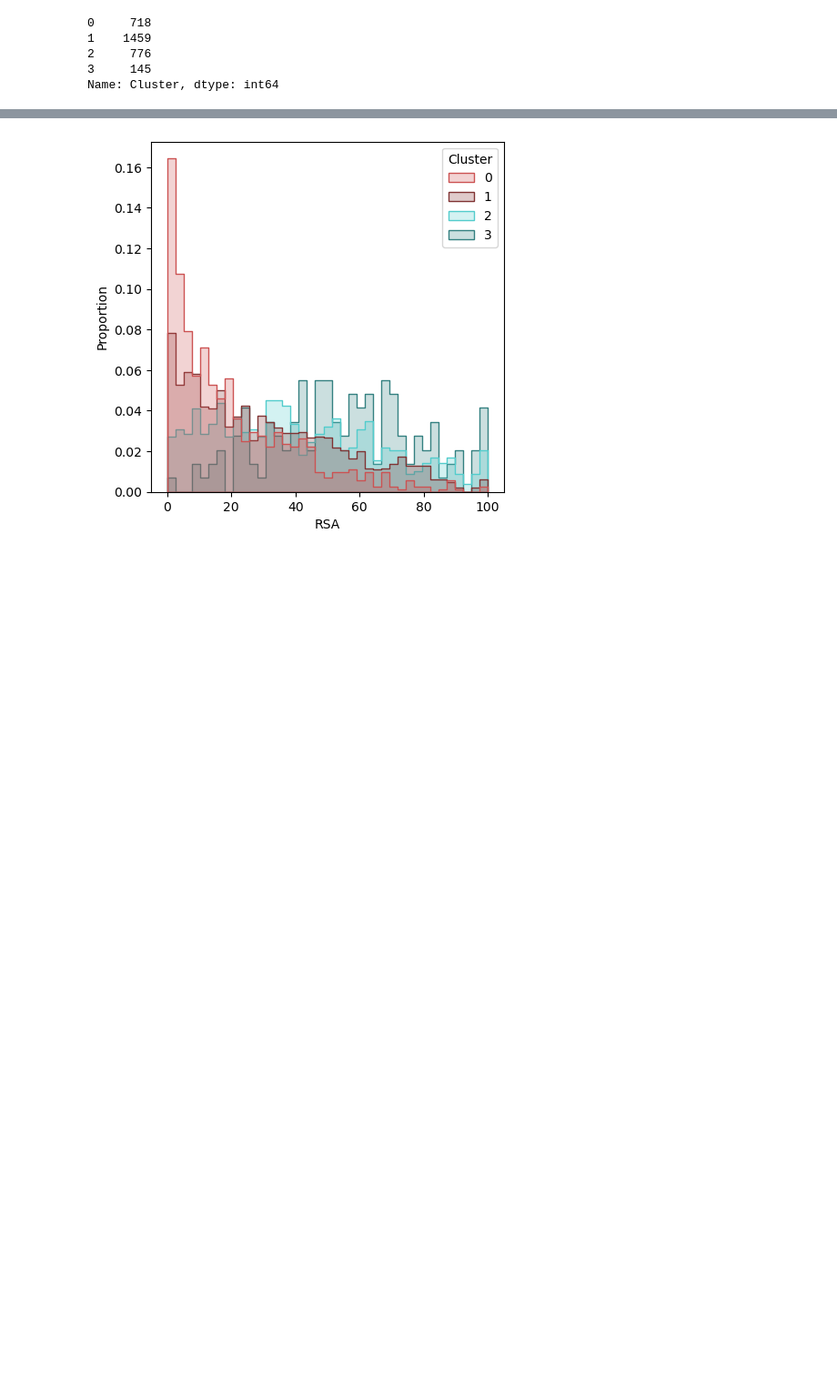
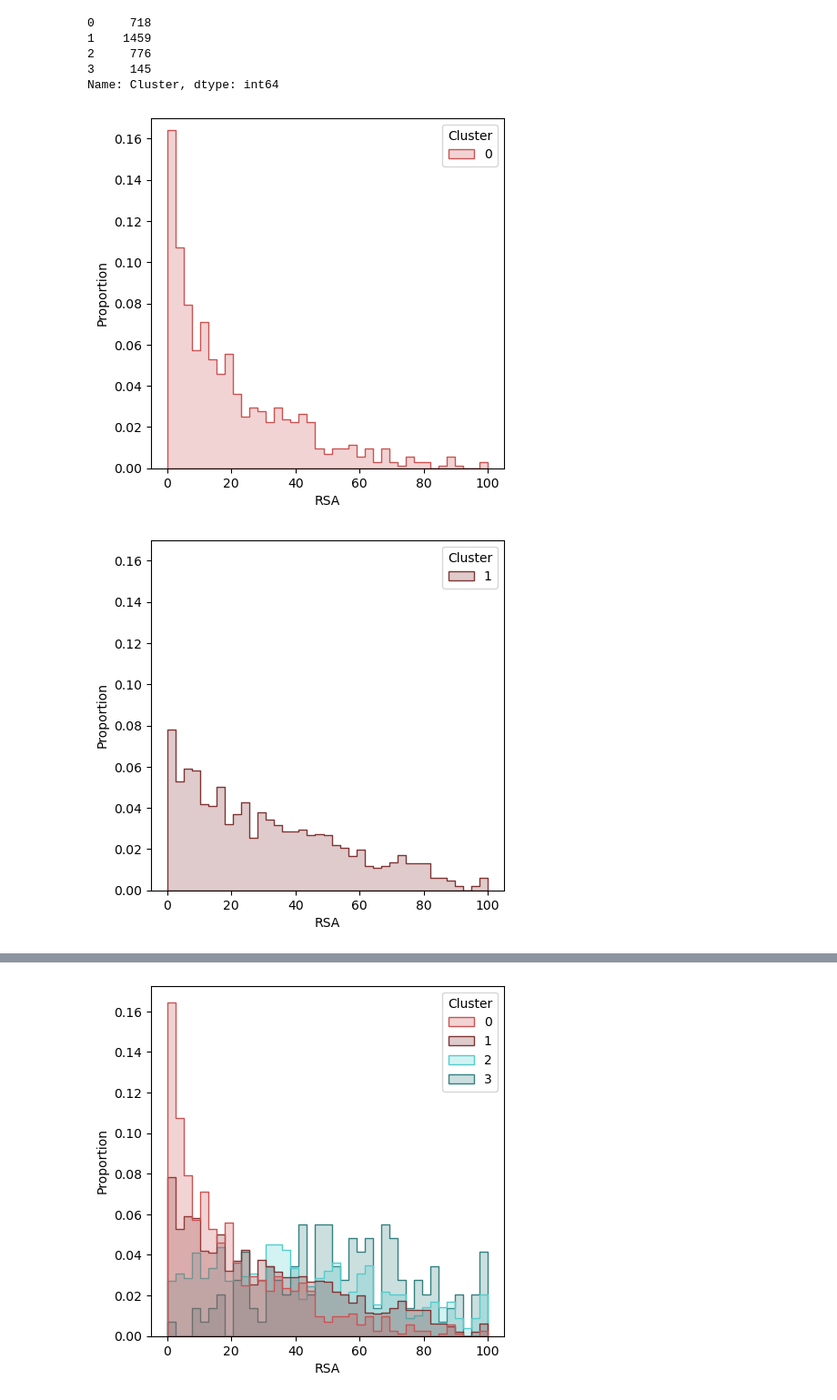
Before and after one commit to bartongroup/FRAGSYS, a Jupyter notebook: analysis/9_fragsys_RSA_clusters.ipynb, the cells around one changed output, grey strips where cells are left out. Shown at 91% size. Drawn from its saved outputs; the diff is of its cells as text; code cells hidden in the pictures; blank space fills up the shorter version.

```diff
--- a/analysis/9_fragsys_RSA_clusters.ipynb
+++ b/analysis/9_fragsys_RSA_clusters.ipynb
@@ -72,3 +72,18 @@ rsa_df.Cluster.value_counts().sort_index()
 2     776
 3     145
 Name: Cluster, dtype: int64
+# %%
+rsa_bns = np.linspace(0, 100, 40)
+for i in [0,1,2,3]:
+    plt.figure(figsize = (5, 5), dpi = 100)
+    sns.histplot(
+        data = rsa_df.query('RSA <= 100 & Cluster == @i'), x = "RSA", hue = "Cluster", palette = my_pal,
+        common_norm = False, fill = True, stat = "proportion", element = "step", bins = rsa_bns
+    )
+    plt.xlabel("RSA")
+    plt.ylim(0, 0.17)
+    #plt.savefig(os.path.join(figs_dir, "RSA_clusters_rsa.png"))
+    plt.show()
+# %% [output]
+[figure, added]
+[figure, added]
```
Also changed, not shown: parts of 3 cells of this notebook, 1 other file.
